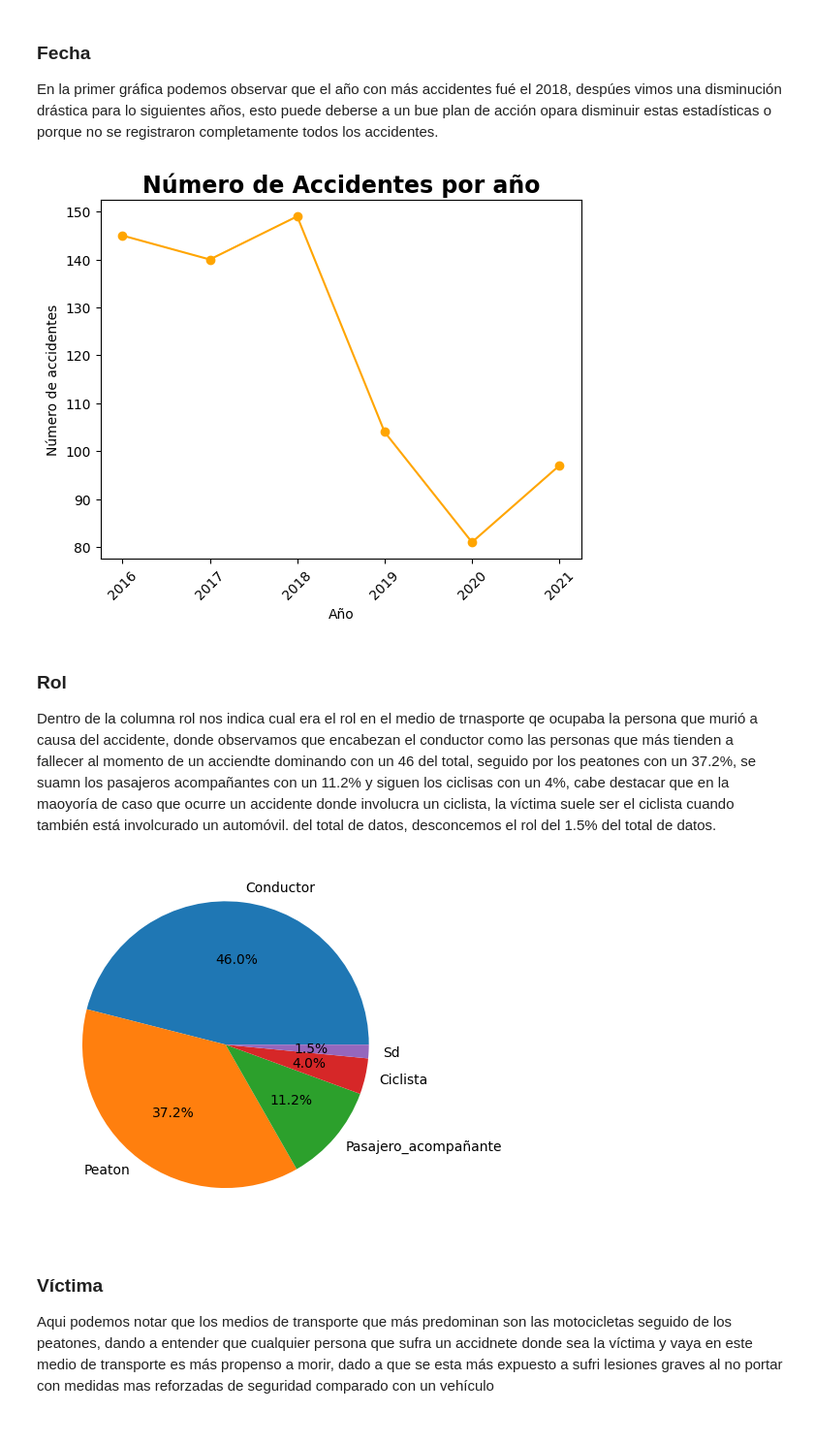
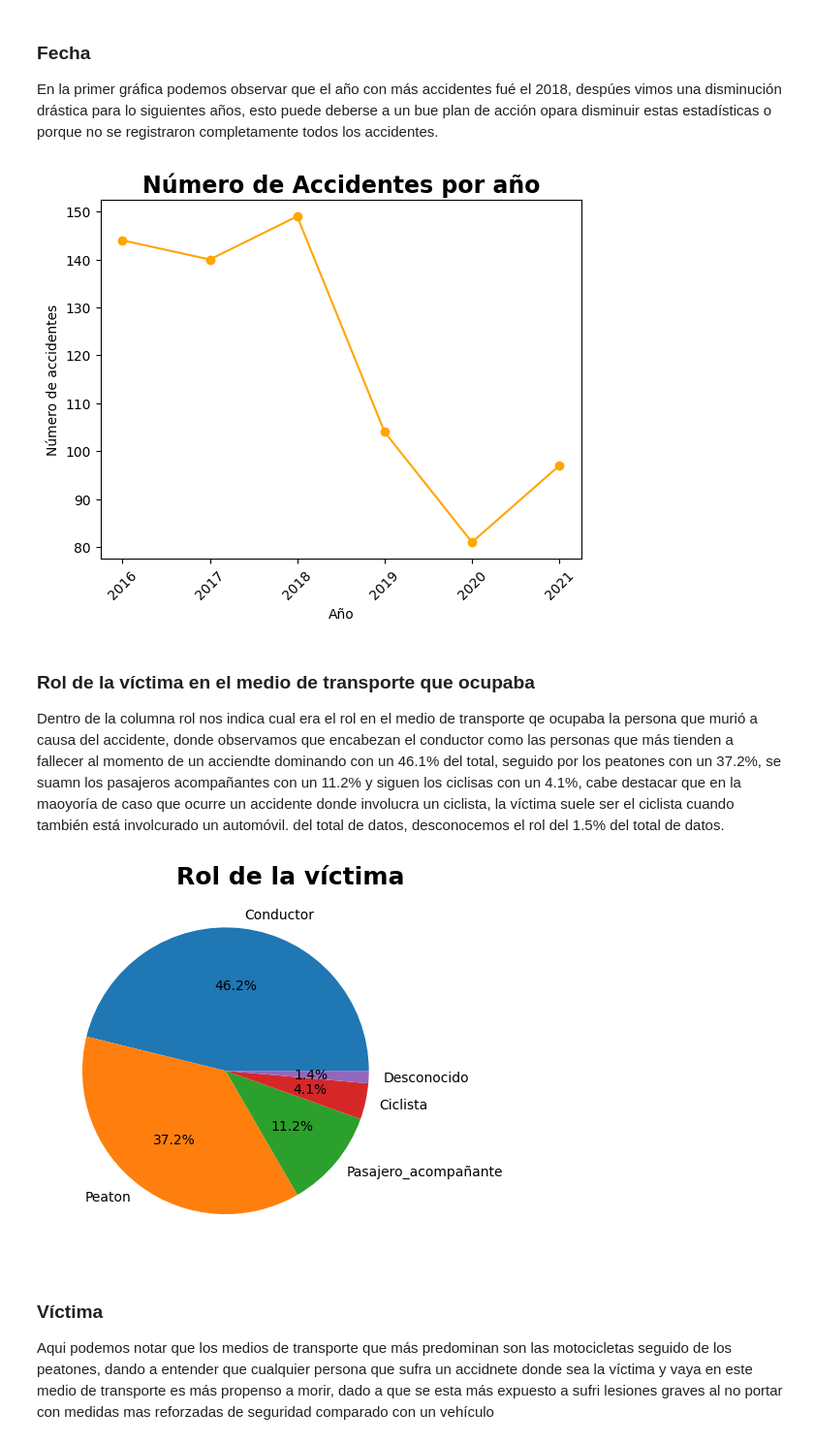
Before and after one commit to JUrielCerecero/Proyecto-Indiviudal-de-Data-Analytics-Siniestro-viales, a Jupyter notebook: EDA.ipynb, the cells around one changed output. Shown at 97% size. Cells and saved outputs as stored; diff of their text form; code cells hidden in the pictures.

```diff
--- a/EDA.ipynb
+++ b/EDA.ipynb
@@ -30,14 +34,0 @@ memory usage: 89.8+ KB
-# %%
-#se transforman las columnas al tipo de datoadecuado, para poder usarse
-dfhomicidios['Fecha']=pd.to_datetime(dfhomicidios.Fecha,errors='coerce')
-dfhomicidios.loc[dfhomicidios.Edad!='Sd','Edad']=dfhomicidios.loc[dfhomicidios.Edad!='Sd','Edad'].astype(int)
-dfhomicidios.loc[dfhomicidios.Días_de_muerte_post_accidente!='Sd','Días_de_muerte_post_accidente']=dfhomicidios.loc[dfhomicidios.Días_de_muerte_post_accidente!='Sd','Días_de_muerte_post_accidente'].astype(float)
-dfhomicidios.loc[dfhomicidios.Días_de_muerte_post_accidente!='Sd','Días_de_muerte_post_accidente']=dfhomicidios.loc[dfhomicidios.Días_de_muerte_post_accidente!='Sd','Días_de_muerte_post_accidente'].astype(int)
-dfhomicidios.loc[dfhomicidios.Días_de_muerte_post_accidente!='Sd','Días_de_muerte_post_accidente']=dfhomicidios.loc[dfhomicidios.Días_de_muerte_post_accidente!='Sd','Días_de_muerte_post_accidente'].astype(float)
-dfhomicidios.loc[dfhomicidios.No_víctimas!='Sd','No_víctimas']=dfhomicidios.loc[dfhomicidios.No_víctimas!='Sd','No_víctimas'].astype(float)
-dfhomicidios.loc[dfhomicidios.No_víctimas!='Sd','No_víctimas']=dfhomicidios.loc[dfhomicidios.No_víctimas!='Sd','No_víctimas'].astype(int)
-dfhomicidios.loc[dfhomicidios.Hora!='Sd','Hora']=dfhomicidios.loc[dfhomicidios.Hora!='Sd','Hora'].astype(int)
-dfhomicidios.loc[dfhomicidios.Comuna!='Sd','Comuna']=dfhomicidios.loc[dfhomicidios.Comuna!='Sd','Comuna'].astype(float)
-dfhomicidios.loc[dfhomicidios.Comuna!='Sd','Comuna']=dfhomicidios.loc[dfhomicidios.Comuna!='Sd','Comuna'].astype(int)
-dfhomicidios.loc[dfhomicidios['X']!='.','X']=dfhomicidios.loc[dfhomicidios['X']!='.','X'].astype(float)
-dfhomicidios.loc[dfhomicidios['Y']!='.','Y']=dfhomicidios.loc[dfhomicidios['Y']!='.','Y'].astype(float)
@@ -53,17 +47,19 @@ graffecha.plot(kind='line', rot=45, xlabel='Año',marker='o',color='orange', yla
 plt.title("Número de Accidentes por año",fontdict={'size':17,'weight':'bold'})
 plt.show()
 # %% [output]
-[figure, old version]
+[figure, new version]
 # %% [markdown]
-### Rol
-Dentro de la columna rol nos indica cual era el rol en el medio de trnasporte qe ocupaba la persona que murió a causa del accidente, donde observamos que encabezan el conductor como las personas que más tienden a fallecer al momento de un acciendte dominando con un 46 del total, seguido por los peatones con un 37.2%, se suamn los pasajeros acompañantes con un 11.2% y siguen los ciclisas con un 4%, cabe destacar que en la maoyoría de caso que ocurre un accidente donde involucra un ciclista, la víctima suele ser el ciclista cuando también está involcurado un automóvil. del total de datos, desconcemos el rol del 1.5% del total de datos.
+### Rol de la víctima en el medio de transporte que ocupaba
+Dentro de la columna rol nos indica cual era el rol en el medio de transporte qe ocupaba la persona que murió a causa del accidente, donde observamos que encabezan el conductor como las personas que más tienden a fallecer al momento de un acciendte dominando con un 46.1% del total, seguido por los peatones con un 37.2%, se suamn los pasajeros acompañantes con un 11.2% y siguen los ciclisas con un 4.1%, cabe destacar que en la maoyoría de caso que ocurre un accidente donde involucra un ciclista, la víctima suele ser el ciclista cuando también está involcurado un automóvil. del total de datos, desconocemos el rol del 1.5% del total de datos.
 # %%
-valrol=dfhomicidios.Rol.value_counts().values
-etiqrol=dfhomicidios.Rol.value_counts().index
+valrol=dfhomicidios.Rol.value_counts(dropna=False).values
+etiqrol=dfhomicidios.Rol.value_counts(dropna=False).index
+etiqrol=etiqrol.fillna('Desconocido')
 plt.pie(valrol,autopct='%1.1f%%',labels=etiqrol)
+plt.title(label='Rol de la víctima', fontdict={'size':18,'weight':'bold'},loc='right')
 plt.show()
 # %% [output]
-[figure, old version]
+[figure, new version]
 # %% [markdown]
 ### Víctima
 Aqui podemos notar que los medios de transporte que más predominan son las motocicletas seguido de los peatones, dando a entender que cualquier persona que sufra un accidnete donde sea la víctima y vaya en este medio de transporte es más propenso a morir, dado a que se esta más expuesto a sufri lesiones graves al no portar con medidas mas reforzadas de seguridad comparado con un vehículo
```
Also changed, not shown: parts of 30 cells of this notebook, 3 other files.
